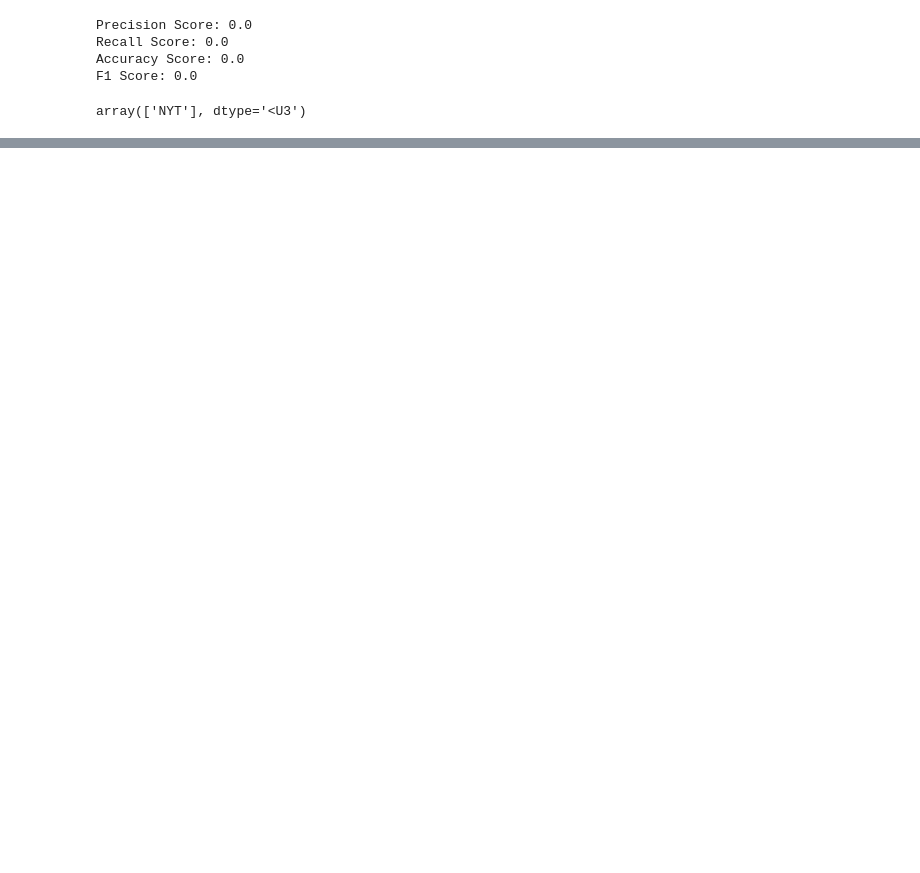
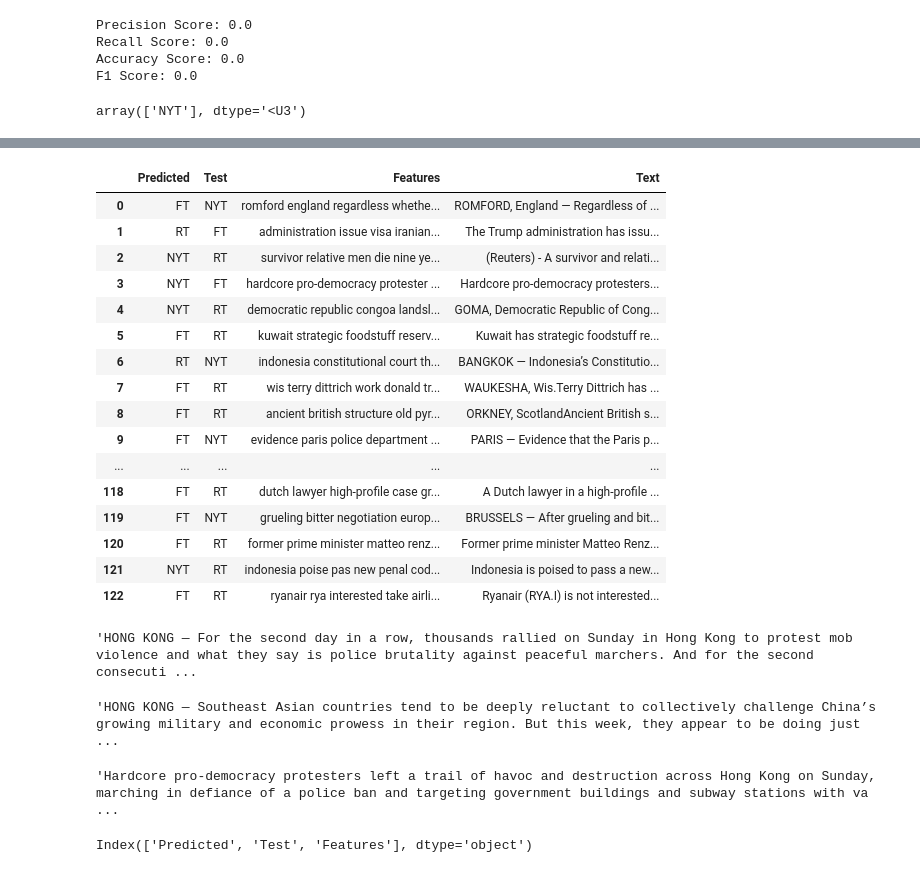
Before and after one commit to markabrennan/nlp_news_classifier, a Jupyter notebook: modeling.ipynb, the cells around one changed output, grey strips where cells are left out. Cells and saved outputs as stored; diff of their text form; code cells hidden in the pictures; blank space fills up the shorter version.

```diff
--- a/modeling.ipynb
+++ b/modeling.ipynb
@@ -431,0 +518,2 @@ array(['NYT'], dtype='<U3')
+# %%
+test_analysis_df = pd.DataFrame(test_comp_df[test_comp_df.Predicted != test_comp_df.Test])
@@ -431,0 +524,38 @@ array(['NYT'], dtype='<U3')
+# %%
+test_analysis_df.reset_index(drop=True, inplace=True)
+# %%
+test_analysis_df.head(123)
+# %% [output]
+|  | Predicted | Test | Features | Text |
+| 0 | FT | NYT | romford england regardless whethe... | ROMFORD, England — Regardless of ... |
+| 1 | RT | FT | administration issue visa iranian... | The Trump administration has issu... |
+| 2 | NYT | RT | survivor relative men die nine ye... | (Reuters) - A survivor and relati... |
+| 3 | NYT | FT | hardcore pro-democracy protester ... | Hardcore pro-democracy protesters... |
+| 4 | NYT | RT | democratic republic congoa landsl... | GOMA, Democratic Republic of Cong... |
+| 5 | FT | RT | kuwait strategic foodstuff reserv... | Kuwait has strategic foodstuff re... |
+| 6 | RT | NYT | indonesia constitutional court th... | BANGKOK — Indonesia’s Constitutio... |
+| 7 | FT | RT | wis terry dittrich work donald tr... | WAUKESHA, Wis.Terry Dittrich has ... |
+| 8 | FT | RT | ancient british structure old pyr... | ORKNEY, ScotlandAncient British s... |
+| 9 | FT | NYT | evidence paris police department ... | PARIS — Evidence that the Paris p... |
+| ... | ... | ... | ... | ... |
+| 118 | FT | RT | dutch lawyer high-profile case gr... | A Dutch lawyer in a high-profile ... |
+| 119 | FT | NYT | grueling bitter negotiation europ... | BRUSSELS — After grueling and bit... |
+| 120 | FT | RT | former prime minister matteo renz... | Former prime minister Matteo Renz... |
+| 121 | NYT | RT | indonesia poise pas new penal cod... | Indonesia is poised to pass a new... |
+| 122 | FT | RT | ryanair rya interested take airli... | Ryanair (RYA.I) is not interested... |
+# %%
+test_comp_df.iloc[22].Text # NYT - correct prediction - 7482
+# %% [output]
+'HONG KONG — For the second day in a row, thousands rallied on Sunday in Hong Kong to protest mob violence and what they say is police brutality against peaceful marchers. And for the second consecuti ...
+# %%
+test_analysis_df.iloc[15].Text # Predicted FT - but NYT - 7202
+# %% [output]
+'HONG KONG — Southeast Asian countries tend to be deeply reluctant to collectively challenge China’s growing military and economic prowess in their region. But this week, they appear to be doing just  ...
+# %%
+test_analysis_df.iloc[3].Text # Predicted NYT - but FT - 3557
+# %% [output]
+'Hardcore pro-democracy protesters left a trail of havoc and destruction across Hong Kong on Sunday, marching in defiance of a police ban and targeting government buildings and subway stations with va ...
+# %%
+test_analysis_df.columns
+# %% [output]
+Index(['Predicted', 'Test', 'Features'], dtype='object')
```
Also changed, not shown: parts of 30 cells of this notebook, 1 other file.
